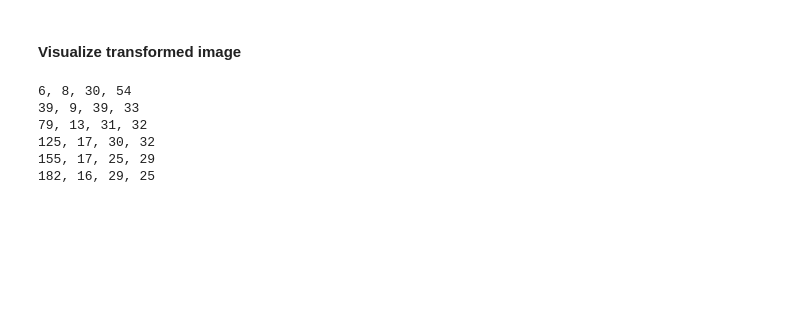
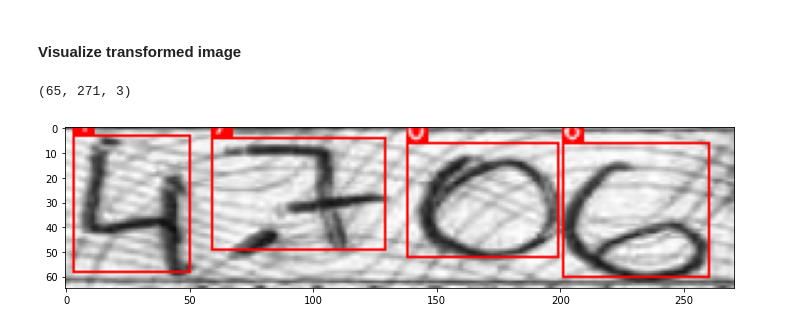
Before and after one commit to rudyn2/cc7221, a Jupyter notebook: tarea3/notebooks/albumentation_poc.ipynb, the cells around one changed output. Saved outputs shown, nothing was run; the diff lists cells and outputs as text; code cells hidden in the pictures; blank space fills up the shorter version.

```diff
--- a/tarea3/notebooks/albumentation_poc.ipynb
+++ b/tarea3/notebooks/albumentation_poc.ipynb
@@ -93,11 +89,15 @@ transform = A.Compose([
-# %%
-transformed = transform(image=image, bboxes=bboxes_list, category_ids=category_ids)
-for bbox in transformed['bboxes']:
-    print(", ".join([f"{c:.0f}" for c in bbox]))
-# %% [output]
-6, 8, 30, 54
-39, 9, 39, 33
-79, 13, 31, 32
-125, 17, 30, 32
-155, 17, 25, 29
-182, 16, 29, 25
+# %%
+transform = A.Compose([
+    A.Resize(65, 271), # here we can add other transformations as well
+    A.CLAHE(always_apply=True),
+], bbox_params=A.BboxParams(format='coco', min_area=128, min_visibility=0.1, label_fields=['category_ids']))
+
+transformed = transform(image=image, bboxes=bboxes_list, category_ids=category_ids)
+transformed_image = transformed['image']
+transformed_bboxes = transformed['bboxes']
+
+print(transformed_image.shape)
+visualize(transformed_image, transformed_bboxes, category_ids, category_id_to_name)
+# %% [output]
+(65, 271, 3)
+[figure, added]
```
Also changed, not shown: parts of 3 cells of this notebook, 3 other files.
